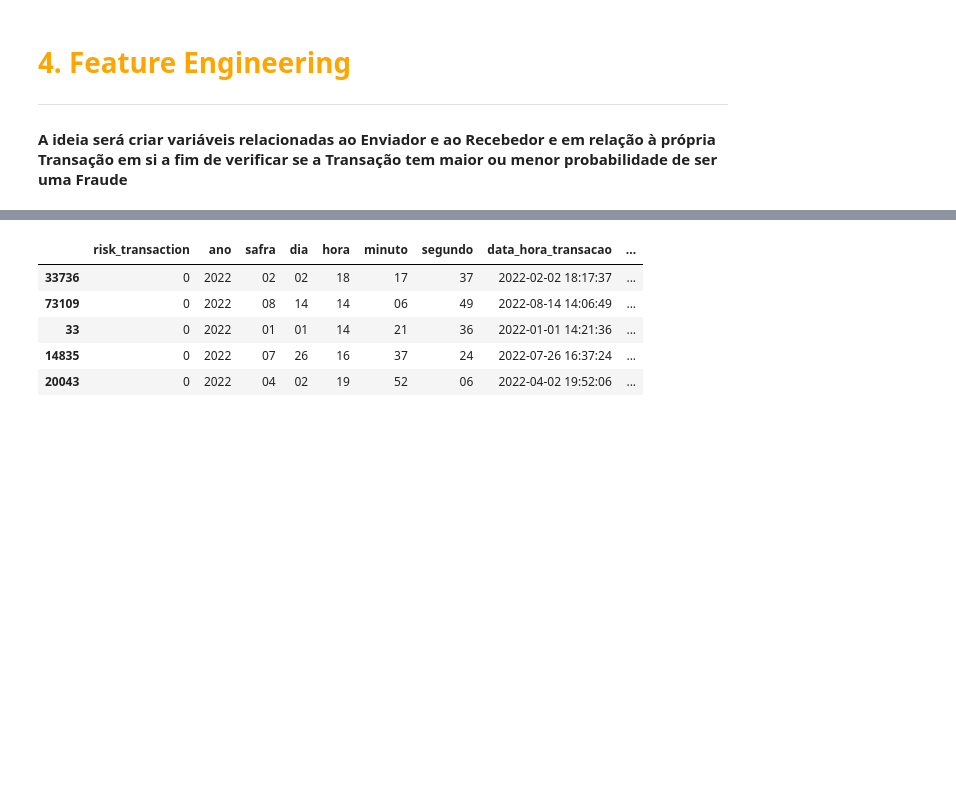
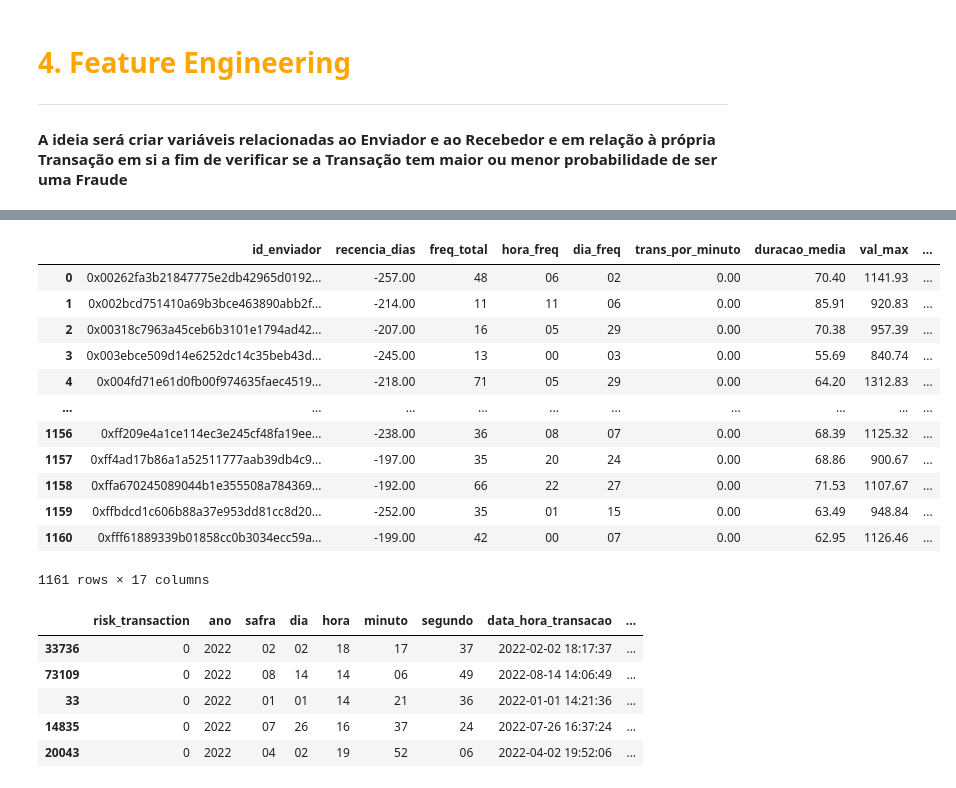
Before and after one commit to leonardovargas10/Modelo_Deteccao_Fraude, a Jupyter notebook: modelo.ipynb, the cells around one changed output, grey strips where cells are left out. Drawn from its saved outputs; the diff is of its cells as text; code cells hidden in the pictures; blank space fills up the shorter version.

```diff
--- a/modelo.ipynb
+++ b/modelo.ipynb
@@ -937,3 +960,38 @@ df_oot.drop(['tipo_transacao', 'padrao_comportamental_de_compras', 'recencia_ati
+# %%
+features = pd.DataFrame({
+    'recencia_dias': recencia,
+    'freq_total': freq_total,
+    'hora_freq': hora_freq,
+    'dia_freq': dia_freq,
+    'trans_por_minuto': trans_por_minuto,
+    'duracao_media': duracao_media,
+    'val_max': val_max,
+    'val_min': val_min,
+    'val_mean': val_mean,
+    'ult_3_mean': ult_3,
+    'ult_6_mean': ult_6,
+    'std_val': desvio_padrao_valor,
+    'std_hora': desvio_padrao_hora,
+    'tempo_medio': tempo_medio,
+    'qtd_recebedores': qtd_recebedores,
+    'media_recebedores': media_recebedores
+}).reset_index()
+
+features
+# %% [output]
+|  | id_enviador | recencia_dias | freq_total | hora_freq | dia_freq | trans_por_minuto | duracao_media | val_max | ... |
+| 0 | 0x00262fa3b21847775e2db42965d0192... | -257.00 | 48 | 06 | 02 | 0.00 | 70.40 | 1141.93 | ... |
+| 1 | 0x002bcd751410a69b3bce463890abb2f... | -214.00 | 11 | 11 | 06 | 0.00 | 85.91 | 920.83 | ... |
+| 2 | 0x00318c7963a45ceb6b3101e1794ad42... | -207.00 | 16 | 05 | 29 | 0.00 | 70.38 | 957.39 | ... |
+| 3 | 0x003ebce509d14e6252dc14c35beb43d... | -245.00 | 13 | 00 | 03 | 0.00 | 55.69 | 840.74 | ... |
+| 4 | 0x004fd71e61d0fb00f974635faec4519... | -218.00 | 71 | 05 | 29 | 0.00 | 64.20 | 1312.83 | ... |
+| ... | ... | ... | ... | ... | ... | ... | ... | ... | ... |
+| 1156 | 0xff209e4a1ce114ec3e245cf48fa19ee... | -238.00 | 36 | 08 | 07 | 0.00 | 68.39 | 1125.32 | ... |
+| 1157 | 0xff4ad17b86a1a52511777aab39db4c9... | -197.00 | 35 | 20 | 24 | 0.00 | 68.86 | 900.67 | ... |
+| 1158 | 0xffa670245089044b1e355508a784369... | -192.00 | 66 | 22 | 27 | 0.00 | 71.53 | 1107.67 | ... |
+| 1159 | 0xffbdcd1c606b88a37e953dd81cc8d20... | -252.00 | 35 | 01 | 15 | 0.00 | 63.49 | 948.84 | ... |
+| 1160 | 0xfff61889339b01858cc0b3034ecc59a... | -199.00 | 42 | 00 | 07 | 0.00 | 62.95 | 1126.46 | ... |
+1161 rows × 17 columns
 # %%
 df_train.head()
 # %% [output]
```
Also changed, not shown: parts of 3 cells of this notebook.
